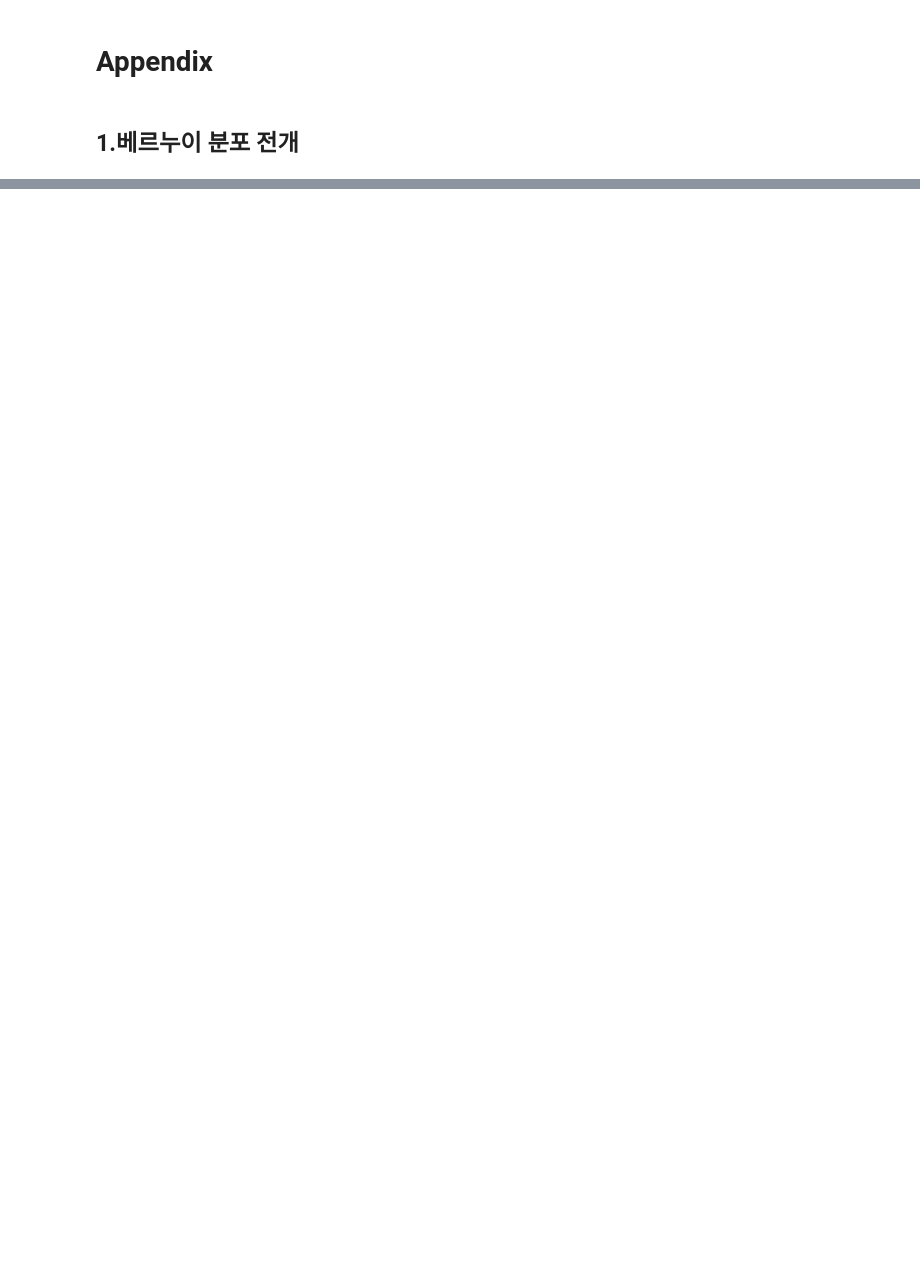
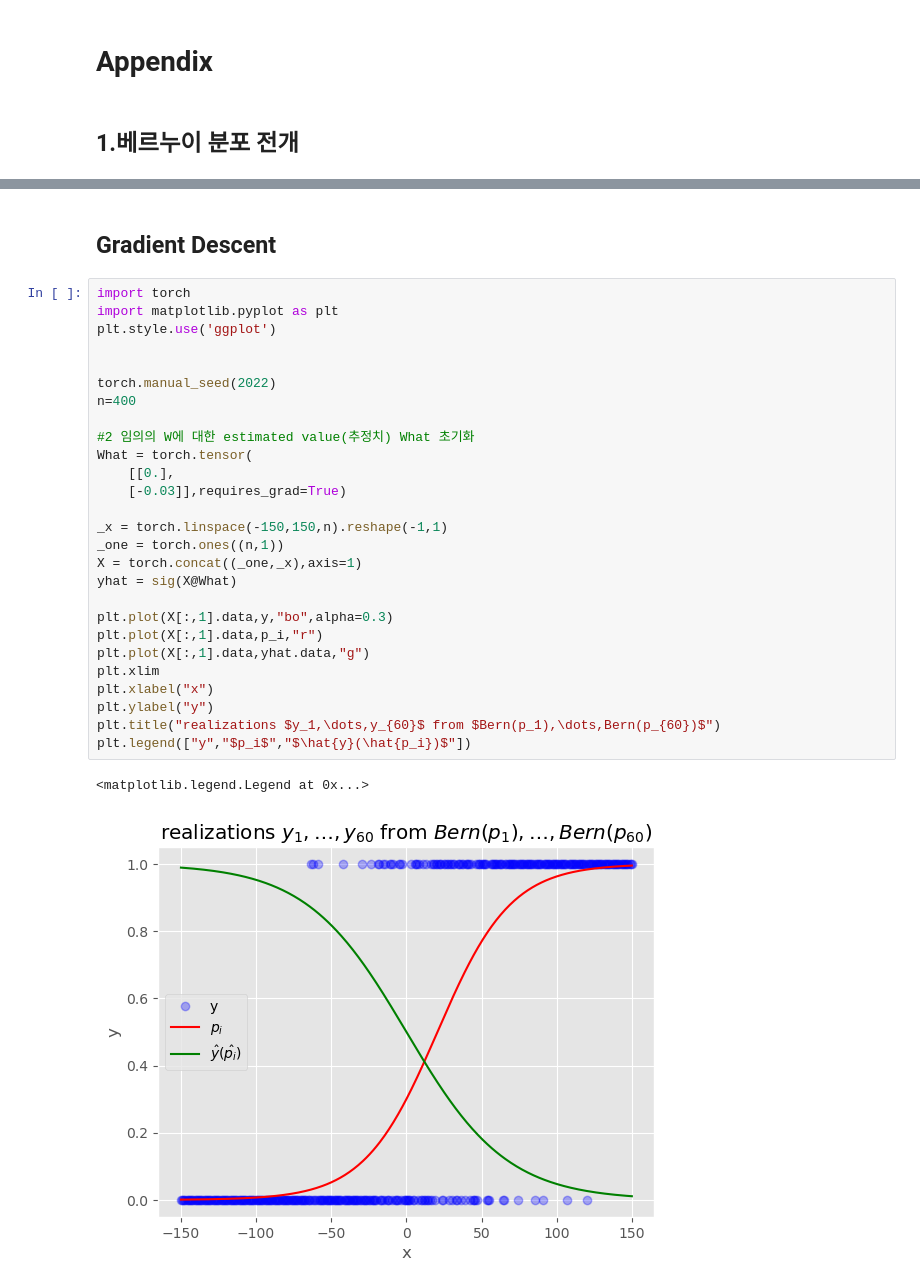
Before and after one commit to hoyeon1234/sin-hoyeon, a Jupyter notebook: posts/deep learning/Deep learning theory/(2) Logistic Regression/Logistic Regression.ipynb, the cells around one changed output, grey strips where cells are left out. Saved outputs shown, nothing was run; the diff lists cells and outputs as text; blank space fills up the shorter version.

```diff
--- a/posts/deep learning/Deep learning theory/(2) Logistic Regression/Logistic Regression.ipynb
+++ b/posts/deep learning/Deep learning theory/(2) Logistic Regression/Logistic Regression.ipynb
@@ -174,0 +284,32 @@ NLL &= -\overset{n}{\underset{i=1}{\LARGE{\Sigma}}}y_iWX_i + \overset{n}{\unders
+# %% [markdown]
+## Gradient Descent
+# %%
+import torch
+import matplotlib.pyplot as plt
+plt.style.use('ggplot')
+
+
+torch.manual_seed(2022)
+n=400
+
+#2 임의의 W에 대한 estimated value(추정치) What 초기화
+What = torch.tensor(
+    [[0.],
+    [-0.03]],requires_grad=True)
+
+_x = torch.linspace(-150,150,n).reshape(-1,1)
+_one = torch.ones((n,1))
+X = torch.concat((_one,_x),axis=1)
+yhat = sig(X@What)
+
+plt.plot(X[:,1].data,y,"bo",alpha=0.3)
+plt.plot(X[:,1].data,p_i,"r")
+plt.plot(X[:,1].data,yhat.data,"g")
+plt.xlim
+plt.xlabel("x")
+plt.ylabel("y")
+plt.title("realizations $y_1,\dots,y_{60}$ from $Bern(p_1),\dots,Bern(p_{60})$")
+plt.legend(["y","$p_i$","$\hat{y}(\hat{p_i})$"])
+# %% [output]
+<matplotlib.legend.Legend at 0x...>
+[figure, added]
```
Also changed, not shown: parts of 22 cells of this notebook, 12 other files.
